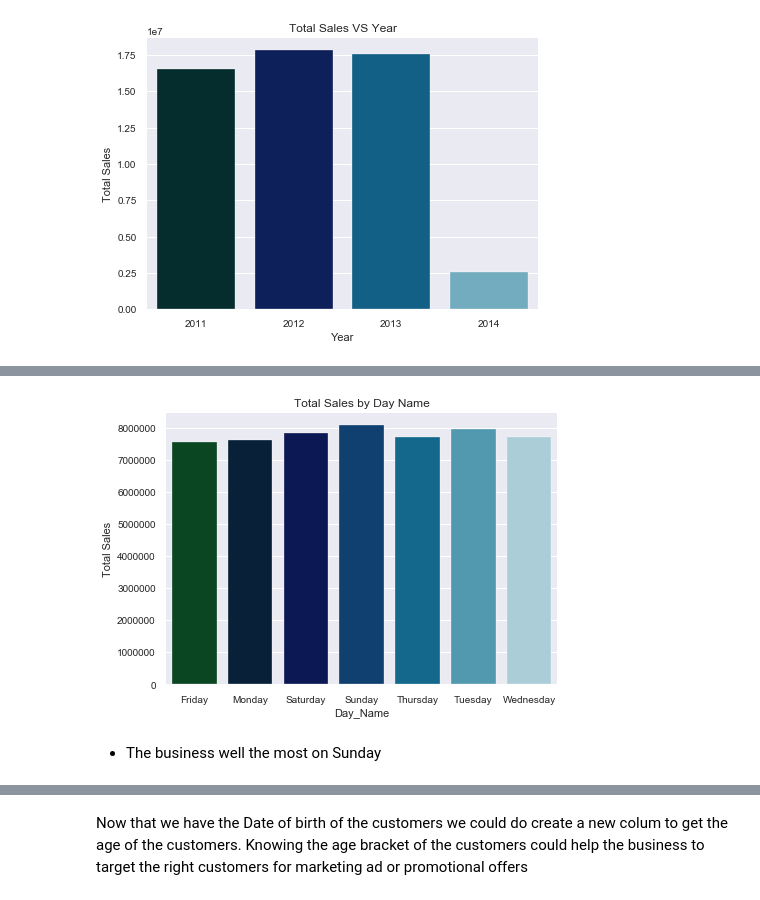
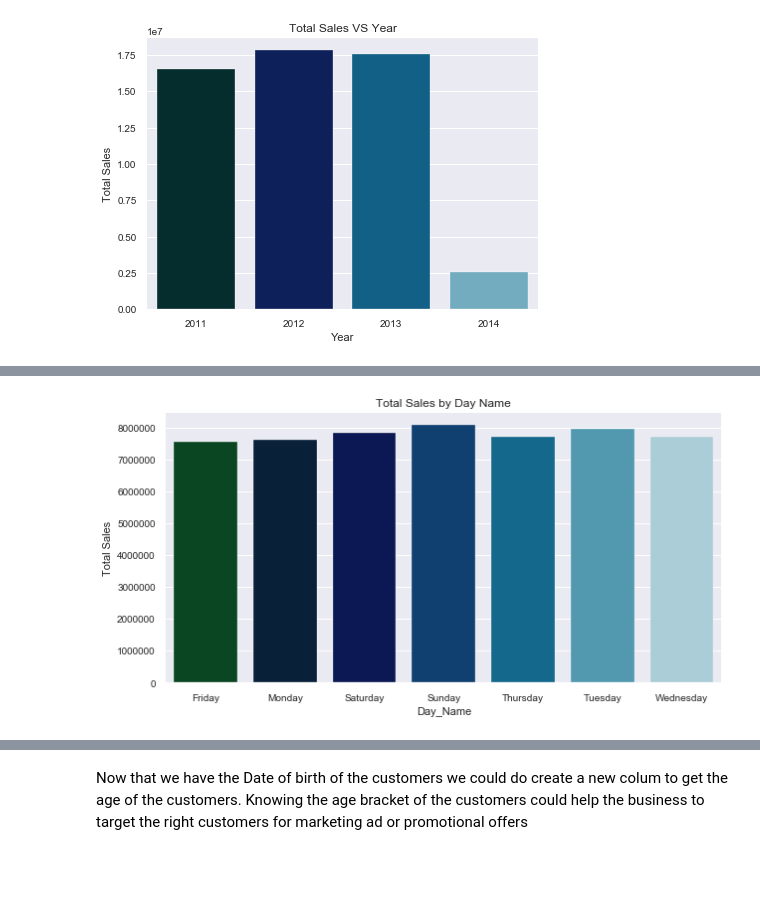
Before and after one commit to azeezsanya/Customer-Lifetime-Value-and-Segmentation, a Jupyter notebook: customer_Lifetime_value_prediction (Cleaning & EDA).ipynb, the cells around one changed output, grey strips where cells are left out. Drawn from its saved outputs; the diff is of its cells as text; code cells hidden in the pictures; blank space fills up the shorter version.

```diff
--- a/customer_Lifetime_value_prediction (Cleaning & EDA).ipynb
+++ b/customer_Lifetime_value_prediction (Cleaning & EDA).ipynb
@@ -422,15 +467,13 @@ customer_Trans_df.head()
 # %%
 # Let visualize which day has the highest sales
 Day_name_revenue = customer_Trans_df.groupby(by=['day_name'], as_index = False)['total_amt'].sum()
 
-plt.figure(figsize=(7,5))
+plt.figure(figsize=(10,5))
 sns.set_style('darkgrid')
 sns.barplot(x = "day_name", y = 'total_amt', data = Day_name_revenue,  palette= "ocean")
 plt.xlabel('Day_Name')
 plt.ylabel('Total Sales')
 plt.title('Total Sales by Day Name')
 plt.show()
 # %% [output]
-[figure, old version]
+[figure, new version]
-# %% [markdown]
-* The business well the most on Sunday
```
Also changed, not shown: parts of 52 cells of this notebook.
